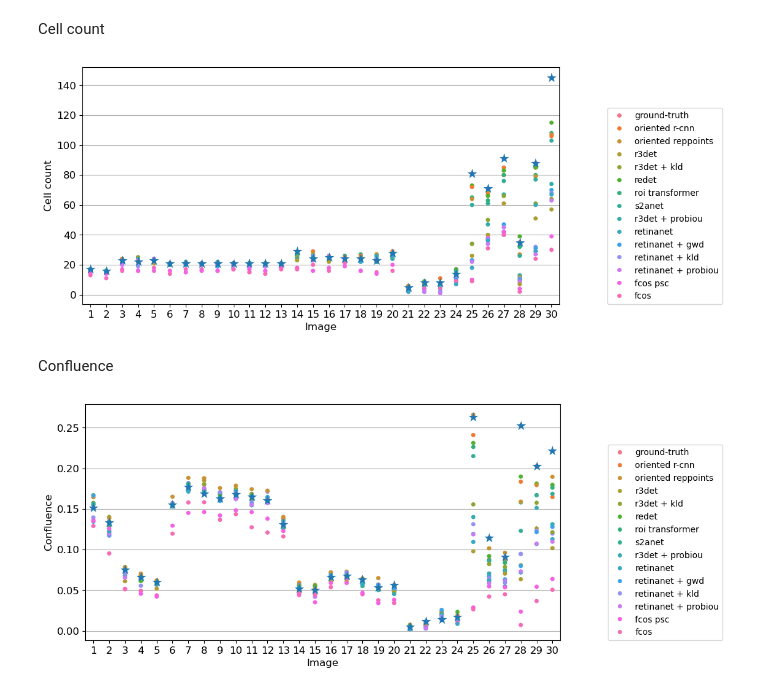
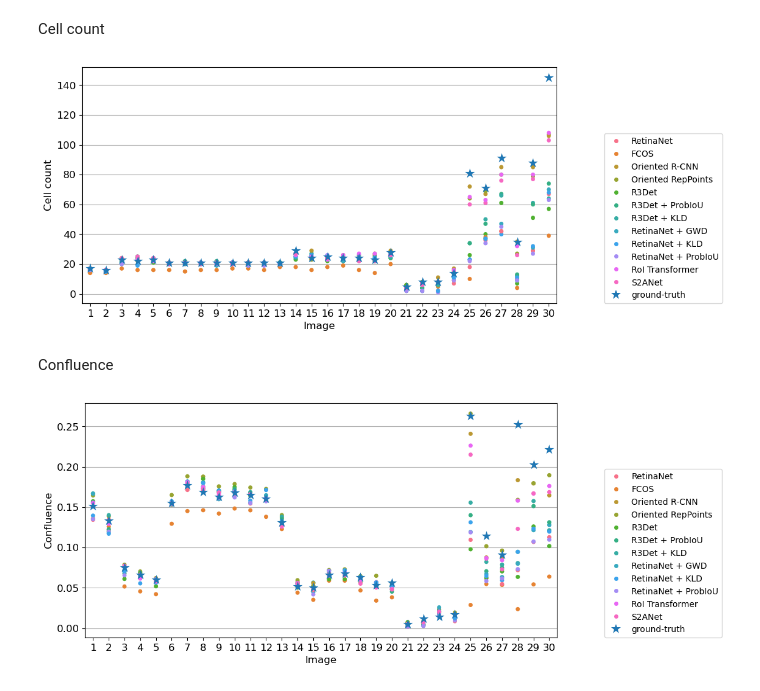
Before and after one commit to jhlmarques/OCDDataset, a Jupyter notebook: tools/bio_metrics.ipynb, the cells around one changed output. Cells and saved outputs as stored; diff of their text form; code cells hidden in the pictures.

Commit message:
Update plots

```diff
--- a/tools/bio_metrics.ipynb
+++ b/tools/bio_metrics.ipynb
@@ -37,20 +37,19 @@ Merge human annotators as Ground Truth
 evals_dict = {
     'angelo': 'ground-truth',
     'fernanda': 'ground-truth',
-    'oriented-rcnn-le90_r50_fpn_rr_1x_ocd-cropped' : 'oriented r-cnn',
-    'oriented-reppoints-qbox_r50_fpn_1x_ocd-cropped' : 'oriented reppoints',
-    'r3det-oc_r50_fpn_rr_1x_ocd-cropped' : 'r3det',
-    'r3det-oc_r50_fpn_rr_kld-stable_1x_ocd-cropped' : 'r3det + kld',
-    'r3det-oc_r50_fpn_rr_probiou_1x_ocd-cropped' : 'r3det + probiou',
-    'redet-le90_re50_refpn_rr_1x_ocd-cropped' : 'redet',
-    'roi-trans-le90_r50_fpn_rr_1x_ocd-cropped' : 'roi transformer',
-    'rotated-fcos-hbox-le90_r50_fpn_psc_rr_1x_ocd-cropped' : 'fcos',
-    'rotated-fcos-le90_r50_fpn_rr_1x_ocd-cropped' : 'fcos psc',
-    'rotated-retinanet-rbox-le90_r50_fpn_rr_1x_ocd-cropped' : 'retinanet',
-    'rotated-retinanet-rbox-le90_r50_fpn_rr_gwd_1x_ocd-cropped' : 'retinanet + gwd',
-    'rotated-retinanet-rbox-le90_r50_fpn_rr_kld-stable_1x_ocd-cropped' : 'retinanet + kld',
-    'rotated-retinanet-rbox-le90_r50_fpn_rr_probiou_1x_ocd-cropped' : 'retinanet + probiou',
-    's2anet-le90_r50_fpn_rr_1x_ocd-cropped' : 's2anet',
+    'oriented-rcnn-le90_r50_fpn_rr_1x_ocd-cropped' : 'Oriented R-CNN',
+    'oriented-reppoints-qbox_r50_fpn_1x_ocd-cropped' : 'Oriented RepPoints',
+    'r3det-oc_r50_fpn_rr_1x_ocd-cropped' : 'R3Det',
+    'r3det-oc_r50_fpn_rr_kld-stable_1x_ocd-cropped' : 'R3Det + KLD',
+    'r3det-oc_r50_fpn_rr_probiou_1x_ocd-cropped' : 'R3Det + ProbIoU',
+    'redet-le90_re50_refpn_rr_1x_ocd-cropped' : 'ReDet',
+    'roi-trans-le90_r50_fpn_rr_1x_ocd-cropped' : 'RoI Transformer',
+    'rotated-fcos-le90_r50_fpn_rr_1x_ocd-cropped' : 'FCOS',
+    'rotated-retinanet-rbox-le90_r50_fpn_rr_1x_ocd-cropped' : 'RetinaNet',
+    'rotated-retinanet-rbox-le90_r50_fpn_rr_gwd_1x_ocd-cropped' : 'RetinaNet + GWD',
+    'rotated-retinanet-rbox-le90_r50_fpn_rr_kld-stable_1x_ocd-cropped' : 'RetinaNet + KLD',
+    'rotated-retinanet-rbox-le90_r50_fpn_rr_probiou_1x_ocd-cropped' : 'RetinaNet + ProbIoU',
+    's2anet-le90_r50_fpn_rr_1x_ocd-cropped' : 'S2ANet',
 
     }
 df.replace({'evaluator': evals_dict}, inplace=True)
@@ -110,8 +109,6 @@ for f in zip(names, indices):
     i_dict.update(i_el)
 df_analysis.replace({'img_name': i_dict}, inplace=True)
 
-df_analysis.sort_values(by='cell_count', ascending=False, inplace=True)
-
 df_analysis
 # %% [output]
 |  | img_name | evaluator | cell_count | confluence | polarities |
@@ -249,8 +244,8 @@ def plot_cell_count(df):
     plt.figure(figsize=(10, 5))
     plt.grid('on')
     fig, ax = plt.gcf(), plt.gca()
-    sns.stripplot(data=df, x='img_name', y='cell_count', hue='evaluator', marker='o', size=5, jitter=False)
-    sns.stripplot(data=df[df['evaluator'] == 'ground-truth'], x='img_name', y='cell_count', marker='*', size=12, jitter=False)
+    sns.stripplot(data=df[df['evaluator'] != 'ground-truth'], x='img_name', y='cell_count', hue='evaluator', marker='o', size=5, jitter=False)
+    sns.stripplot(data=df[df['evaluator'] == 'ground-truth'], x='img_name', y='cell_count', hue='evaluator', marker='*', size=12, jitter=False)
     plt.xlabel('Image')
     plt.ylabel('Cell count')
     plt.legend(loc=(1.1,0.0))
@@ -260,26 +255,26 @@ def plot_cell_count(df):
 plot_cell_count(df_analysis)
 plt.savefig(os.path.join(PATH_OUTPUT, 'plot_cell_count.png'), bbox_inches='tight')
 # %% [output]
-[figure, old version]
+[figure, new version]
 # %% [markdown]
 Confluence
 # %%
 def plot_confluence(df):
     plt.figure(figsize=(10, 5))
     plt.grid('on')
     fig, ax = plt.gcf(), plt.gca()
-    sns.stripplot(data=df, x='img_name', y='confluence', hue='evaluator', marker='o', size=5, jitter=False)
-    sns.stripplot(data=df[df['evaluator'] == 'ground-truth'], x='img_name', y='confluence', marker='*', size=12, jitter=False)
+    sns.stripplot(data=df[df['evaluator'] != 'ground-truth'], x='img_name', y='confluence', hue='evaluator', marker='o', size=5, jitter=False)
+    sns.stripplot(data=df[df['evaluator'] == 'ground-truth'], x='img_name', y='confluence', hue='evaluator', marker='*', size=12, jitter=False)
 
     plt.xlabel('Image')
     plt.ylabel('Confluence')
     plt.legend(loc=(1.1,0.0))
 
     for item in ([ax.title, ax.xaxis.label, ax.yaxis.label] +
                  ax.get_xticklabels() + ax.get_yticklabels()):
         item.set_fontsize(12)
 
 plot_confluence(df_analysis)
 plt.savefig(os.path.join(PATH_OUTPUT, 'plot_confluence.png'), bbox_inches='tight')
 # %% [output]
-[figure, old version]
+[figure, new version]
```
Also changed, not shown: parts of 5 cells of this notebook.
